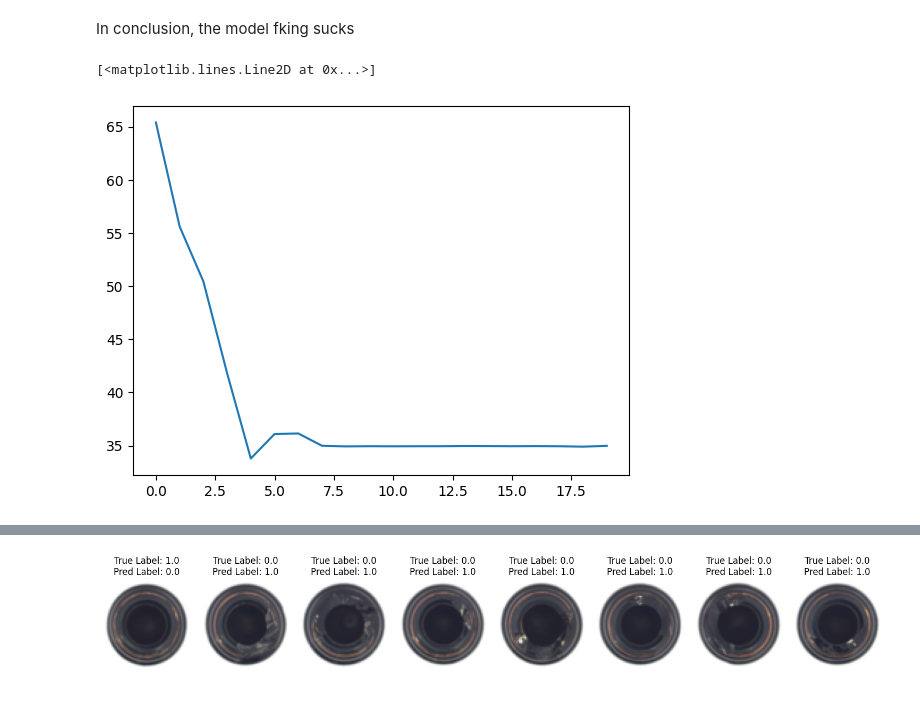
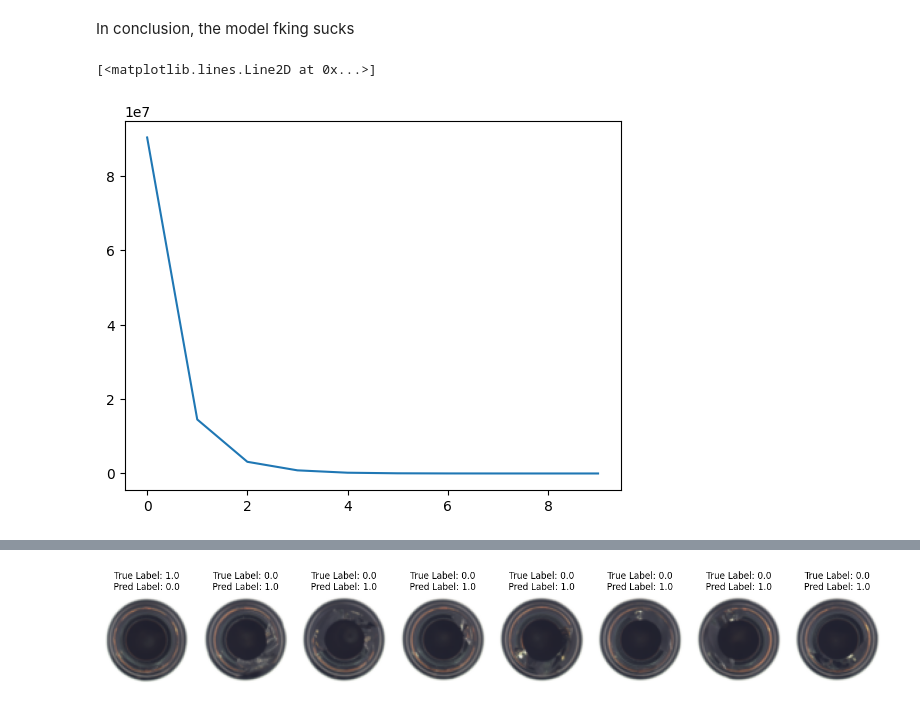
Before and after one commit to xZenshin/Anomaly-Detection, a Jupyter notebook: Anomaly_Detector_3000.ipynb, the cells around one changed output, grey strips where cells are left out. Drawn from its saved outputs; the diff is of its cells as text; code cells hidden in the pictures.

```diff
--- a/Anomaly_Detector_3000.ipynb
+++ b/Anomaly_Detector_3000.ipynb
@@ -132,7 +132,7 @@ class MVTecDataset(Dataset):
 
     def __getitem__(self, idx):
         img_path = self.image_paths[idx]
-        image = Image.open(img_path).convert('RGB')
+        image = Image.open(img_path)
         image = self.transform(image)
         #image = image / 255.0
         # 1 for good; 0 for defect
@@ -146,7 +146,8 @@ path = "bottle/bottle/"
 transform = transforms.Compose([
     transforms.Resize((32, 32)),
     transforms.ToTensor(),
-    #transforms.Normalize((0.5, 0.5, 0.5), (0.5, 0.5, 0.5))
+    transforms.Grayscale(num_output_channels=1),
+    transforms.Normalize((0.5), (0.5))
 ])
 
 train_dataset = MVTecDataset(path, transform, is_train=True)
@@ -157,7 +158,6 @@ test_loader = DataLoader(test_dataset, batch_size=16, shuffle=True)
 # %%
 def train_autoencoder(model, train_loader, num_epochs, learning_rate=1e4, device='cpu', l2_lambda=1e5, debug=False):
     model = model.to(device)
-    criterion = nn.MSELoss()
     optimizer = optim.Adam(model.parameters(), lr=learning_rate)
     losses = []
     for epoch in range(num_epochs):
@@ -173,7 +173,7 @@ def train_autoencoder(model, train_loader, num_epochs, learning_rate=1e4, device
             loss = ssim_loss(reconstructed, data, device=device)
             # L2 regularization
             l2_reg = sum(param.norm(2)**2 for param in model.parameters())
-            total_loss_value = loss.sum() + l2_lambda * l2_reg
+            total_loss_value = loss.sum() + (l2_lambda * l2_reg)
 
             optimizer.zero_grad()
             total_loss_value.backward()
@@ -195,11 +195,12 @@ def ssim_loss(original, recon, device='cpu'):
 
 device = torch.device("cuda" if torch.cuda.is_available() else "cpu")
 print(device)
-LR = 0.01
+LR = 0.001
+_lambda = 0.00001
 ae = AutoEncoder().to(device)
 optimizer = optim.Adam(ae.parameters(), lr=LR)
 
-losses = train_autoencoder(ae, train_loader, num_epochs=10, learning_rate=LR, device=device)
+losses = train_autoencoder(ae, train_loader, num_epochs=10, learning_rate=LR, device=device, l2_lambda=_lambda)
 plt.plot(losses)
 # %% [output]
 cpu
@@ -483,11 +476,11 @@ class ConvAutoEncoder(nn.Module):
 # %%
 conv_ae = ConvAutoEncoder().to(device)
 
-conv_losses = train_autoencoder(conv_ae, train_loader, num_epochs=20, learning_rate=LR, device=device)
+conv_losses = train_autoencoder(conv_ae, train_loader, num_epochs=10, learning_rate=LR, device=device)
 plt.plot(conv_losses)
 # %% [output]
 [<matplotlib.lines.Line2D at 0x...>]
-[figure, old version]
+[figure, new version]
 # %%
 conv_anomaly_treshold = get_anomaly_value(conv_ae, test_loader)
 print(f"Normal AE Threshold value = {anomaly_threshold}\nConvAE Threshold value    = {conv_anomaly_treshold}")
```
Also changed, not shown: parts of 8 cells of this notebook.
